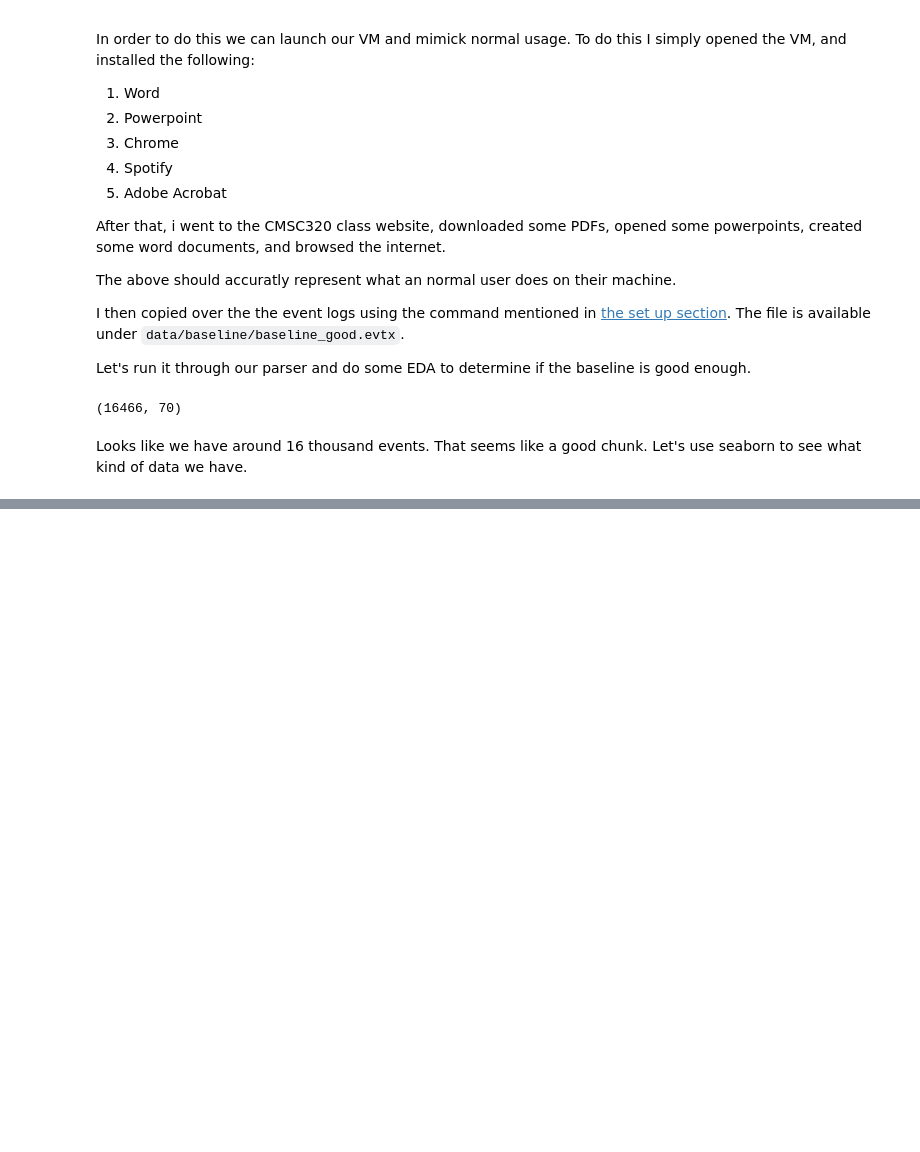
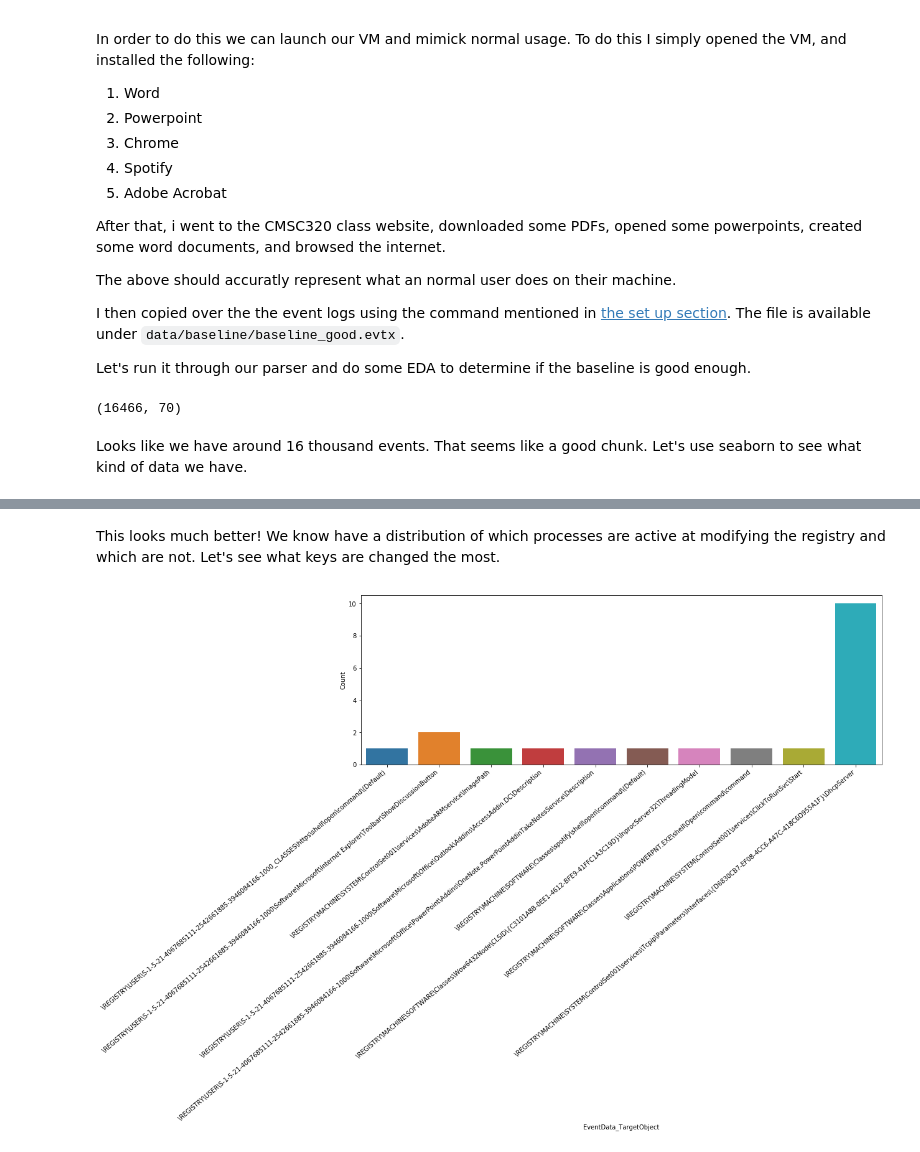
Before and after one commit to ckc5800/detecting_malicious_activity, a Jupyter notebook: ml_csec_applications.ipynb, the cells around one changed output, grey strips where cells are left out. Saved outputs shown, nothing was run; the diff lists cells and outputs as text; code cells hidden in the pictures; blank space fills up the shorter version.

```diff
--- a/ml_csec_applications.ipynb
+++ b/ml_csec_applications.ipynb
@@ -233,0 +333,19 @@ import seaborn
+# %% [markdown]
+This looks much better! We know have a distribution of which processes are active at modifying the registry and which are not. Let's see what keys are changed the most.
+# %%
+most_frequent_key_changed = registry_value_set[(registry_value_set.Process != "integrator.exe") &
+                                               (registry_value_set.Process != "msiexec.exe")].groupby(
+    ["EventData_TargetObject"]
+).count()['EventID'].reset_index()
+
+most_frequent_key_changed = most_frequent_key_changed.rename(columns={"EventID" : "Count"})
+
+# Graph gets crazy, lets plot a sample
+most_frequent_key_changed = most_frequent_key_changed.sample(10)
+
+fig, ax = plt.subplots(figsize=(15,5))
+sns.barplot(x="EventData_TargetObject", y="Count", data=most_frequent_key_changed, ax=ax)
+ax.set_xticklabels(ax.get_xticklabels(), rotation=40, ha="right")
+plt.show()
+# %% [output]
+[figure, added]
```
Also changed, not shown: parts of 13 cells of this notebook.
